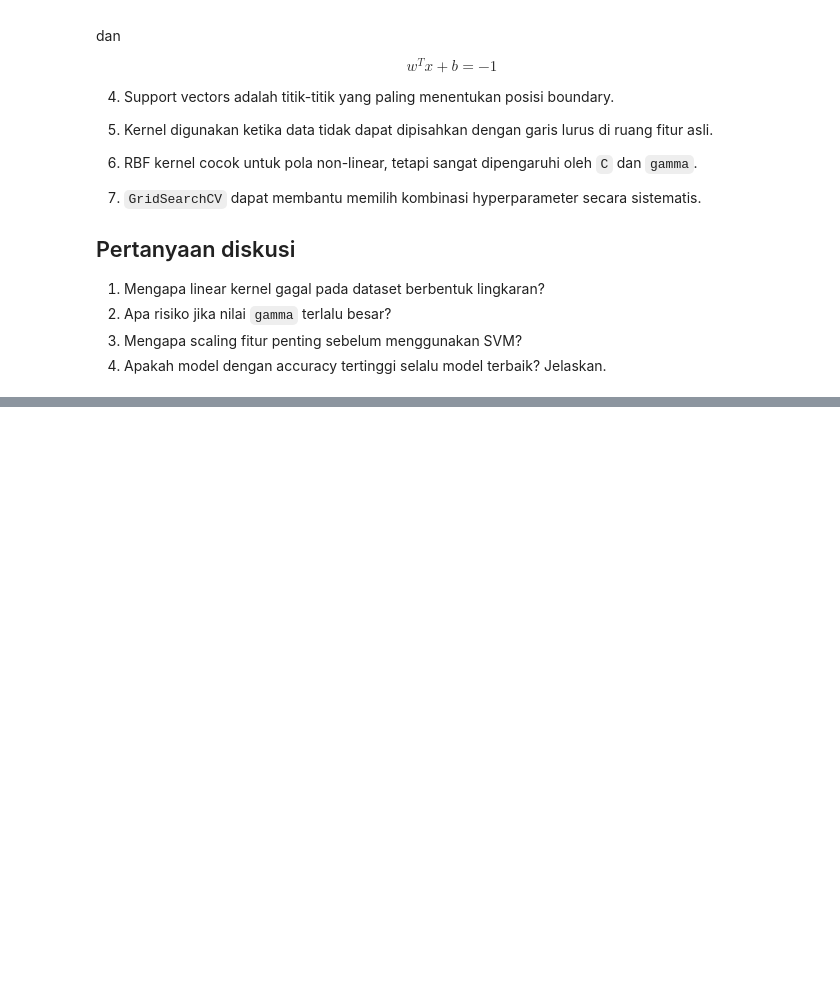
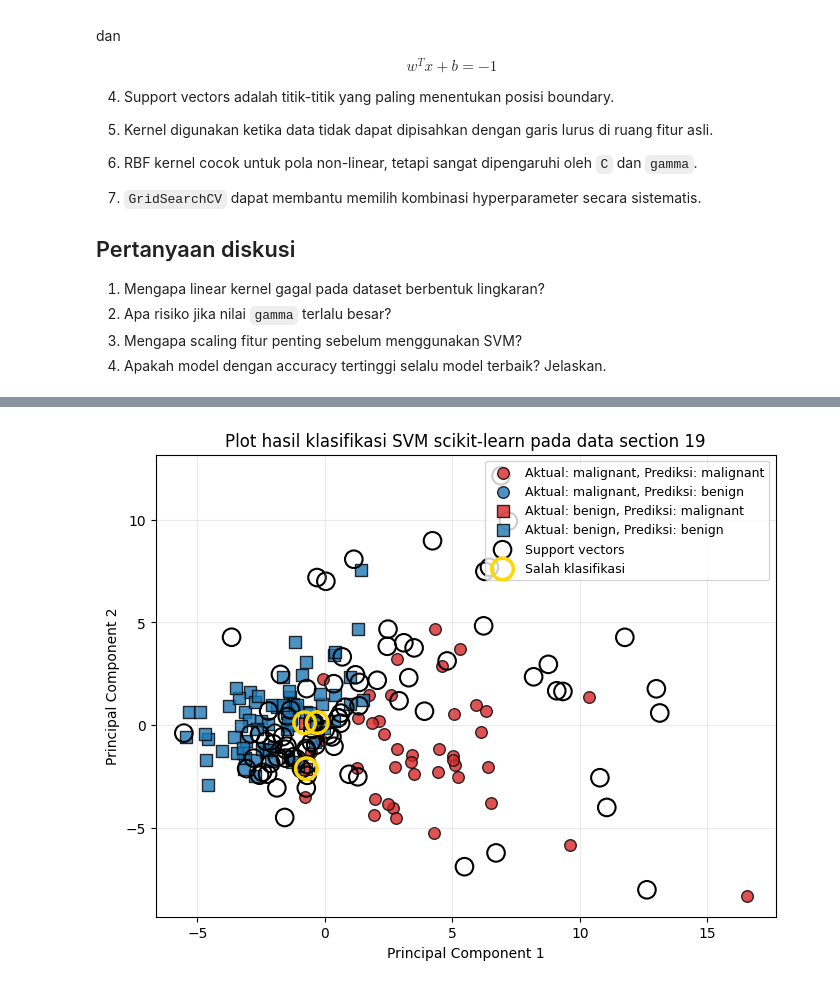
Before and after one commit to rudyhendrawn/data-course, a Jupyter notebook: data-mining/classification/support-vector-machine.ipynb, the cells around one changed output, grey strips where cells are left out. Cells and saved outputs as stored; diff of their text form; code cells hidden in the pictures; blank space fills up the shorter version.

```diff
--- a/data-mining/classification/support-vector-machine.ipynb
+++ b/data-mining/classification/support-vector-machine.ipynb
@@ -781,0 +800,13 @@ $$
+# %%
+breast_cancer = load_breast_cancer(as_frame=True, return_X_y=False)
+X_real = breast_cancer["data"]
+y_real = breast_cancer["target"]
+label_names = [str(name) for name in breast_cancer["target_names"]]
+label_map = dict(enumerate(label_names))
+
+print("Ukuran dataset:", X_real.shape)
+print("Nama kelas:", label_names)
+print("\nDistribusi kelas:")
+print(y_real.value_counts().rename(index=label_map))
+
+X_real.head()
@@ -781,0 +924,75 @@ $$
+# %%
+scaler_real = svm_real.named_steps["scaler"]
+svc_real = svm_real.named_steps["svm"]
+
+X_train_real_scaled = scaler_real.transform(X_train_real)
+X_test_real_scaled = scaler_real.transform(X_test_real)
+support_vectors_scaled = svc_real.support_vectors_
+
+pca = PCA(n_components=2, random_state=RANDOM_STATE)
+X_train_real_pca = pca.fit_transform(X_train_real_scaled)
+X_test_real_pca = pca.transform(X_test_real_scaled)
+support_vectors_pca = pca.transform(support_vectors_scaled)
+
+plot_df = pd.DataFrame({
+    "PC1": X_test_real_pca[:, 0],
+    "PC2": X_test_real_pca[:, 1],
+    "aktual": y_test_real.to_numpy(),
+    "prediksi": y_pred_real,
+    "salah_klasifikasi": y_test_real.to_numpy() != y_pred_real
+})
+
+print("Explained variance ratio PCA:", pca.explained_variance_ratio_)
+
+colors = {0: "#d62728", 1: "#1f77b4"}
+markers = {0: "o", 1: "s"}
+
+plt.figure(figsize=(8, 6))
+
+for actual_label, marker in markers.items():
+    for pred_label, color in colors.items():
+        mask = (
+            (plot_df["aktual"] == actual_label)
+            & (plot_df["prediksi"] == pred_label)
+        )
+        if mask.any():
+            plt.scatter(
+                plot_df.loc[mask, "PC1"],
+                plot_df.loc[mask, "PC2"],
+                c=color,
+                marker=marker,
+                s=70,
+                edgecolor="black",
+                alpha=0.8,
+                label=f"Aktual: {label_names[actual_label]}, Prediksi: {label_names[pred_label]}"
+            )
+
+plt.scatter(
+    support_vectors_pca[:, 0],
+    support_vectors_pca[:, 1],
+    s=160,
+    facecolors="none",
+    edgecolors="black",
+    linewidths=1.5,
+    label="Support vectors"
+)
+
+wrong_mask = plot_df["salah_klasifikasi"]
+if wrong_mask.any():
+    plt.scatter(
+        plot_df.loc[wrong_mask, "PC1"],
+        plot_df.loc[wrong_mask, "PC2"],
+        s=240,
+        facecolors="none",
+        edgecolors="gold",
+        linewidths=2.5,
+        label="Salah klasifikasi"
+    )
+
+plt.xlabel("Principal Component 1")
+plt.ylabel("Principal Component 2")
+plt.title("Plot hasil klasifikasi SVM scikit-learn pada data section 19")
+plt.legend(loc="best", fontsize=9)
+plt.grid(alpha=0.25)
+plt.show()
+# %% [output]
@@ -781,0 +1000 @@ $$
+[figure, added]
```
Also changed, not shown: parts of 11 cells of this notebook, 1 other file.
